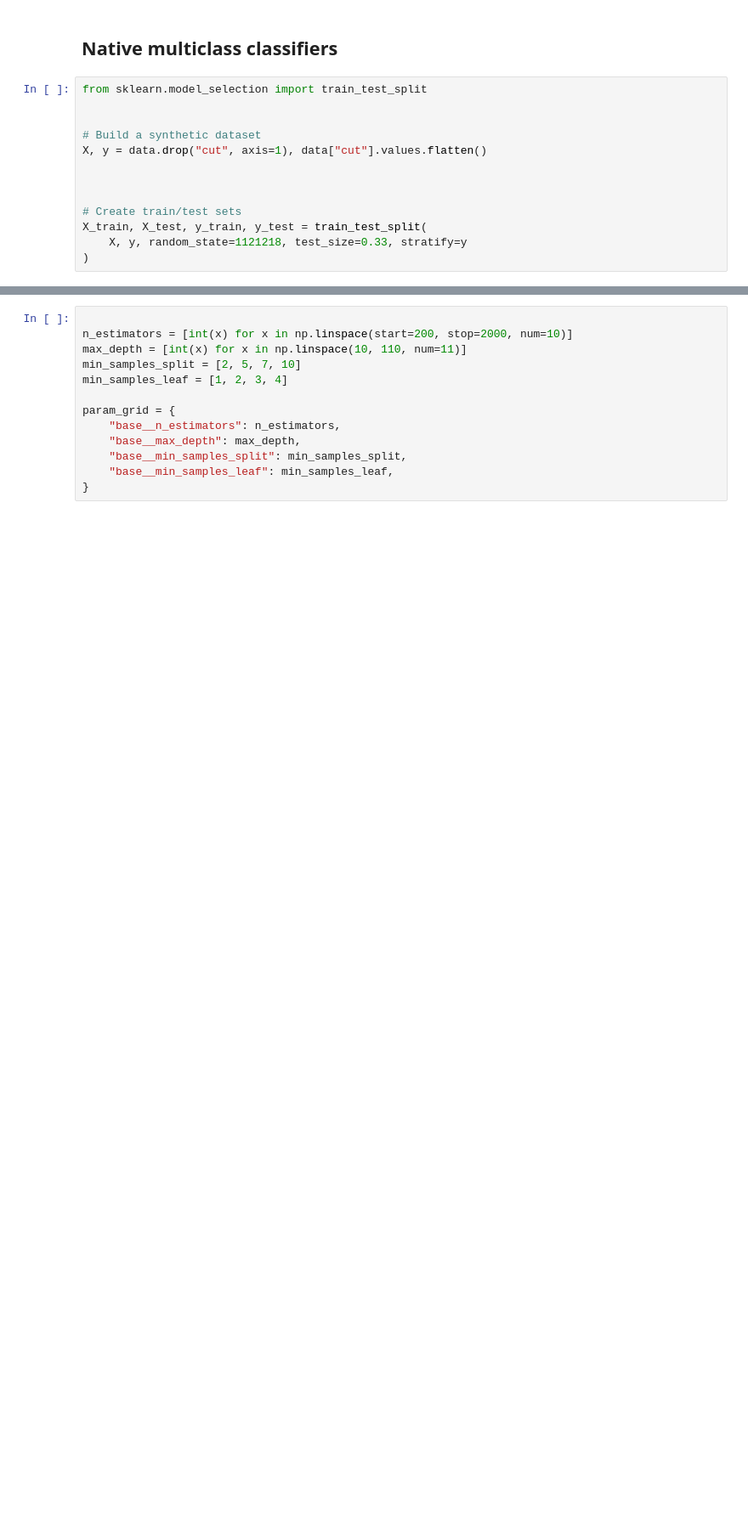
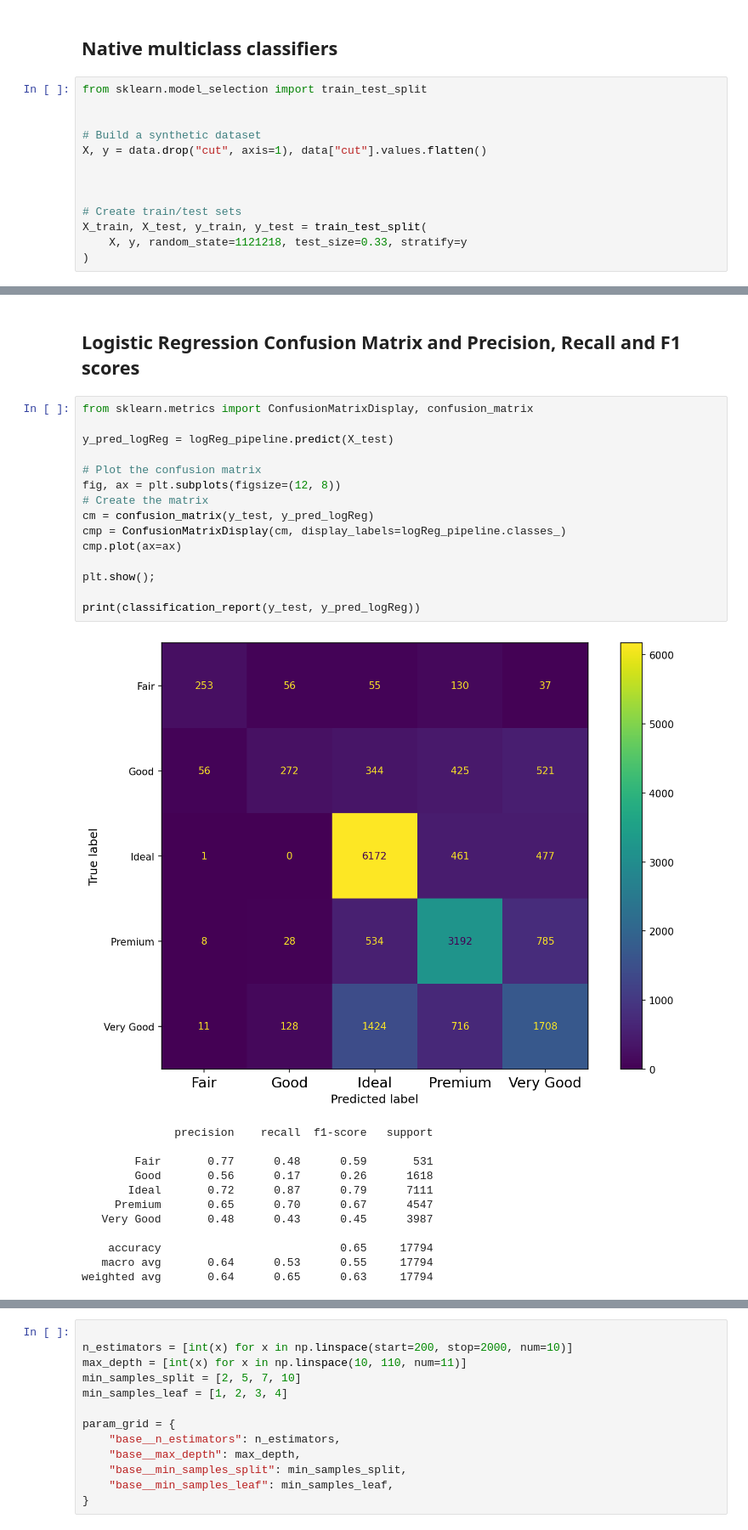
Before and after one commit to SrPhoenix/TAA_project1, a Jupyter notebook: Diamonds Project.ipynb, the cells around one changed output, grey strips where cells are left out. Shown: that part at 85% size. Cells and saved outputs as stored; diff of their text form; blank space fills up the shorter version.

```diff
--- a/Diamonds Project.ipynb
+++ b/Diamonds Project.ipynb
@@ -250 +479,31 @@ False Negatives: actual value is either Ideal or Premium but predicted by any of
+# %% [markdown]
+## Logistic Regression Confusion Matrix and Precision, Recall and F1 scores
+# %%
+from sklearn.metrics import ConfusionMatrixDisplay, confusion_matrix
+
+y_pred_logReg = logReg_pipeline.predict(X_test)
+
+# Plot the confusion matrix
+fig, ax = plt.subplots(figsize=(12, 8))
+# Create the matrix
+cm = confusion_matrix(y_test, y_pred_logReg)
+cmp = ConfusionMatrixDisplay(cm, display_labels=logReg_pipeline.classes_)
+cmp.plot(ax=ax)
+
+plt.show();
+
+print(classification_report(y_test, y_pred_logReg))
+# %% [output]
+[figure, added]
+              precision    recall  f1-score   support
+
+        Fair       0.77      0.48      0.59       531
+        Good       0.56      0.17      0.26      1618
+       Ideal       0.72      0.87      0.79      7111
+     Premium       0.65      0.70      0.67      4547
+   Very Good       0.48      0.43      0.45      3987
+
+    accuracy                           0.65     17794
+   macro avg       0.64      0.53      0.55     17794
+weighted avg       0.64      0.65      0.63     17794
 # %% [markdown]
```
Also changed, not shown: parts of 17 cells of this notebook.
